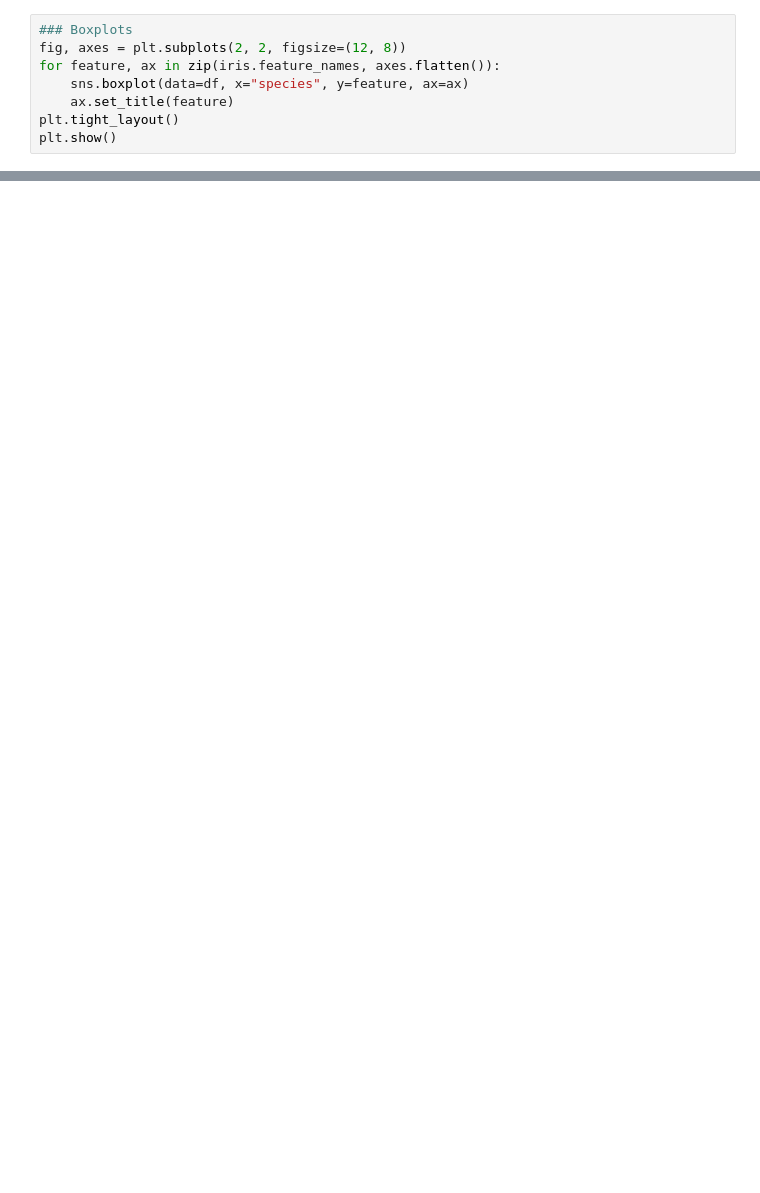
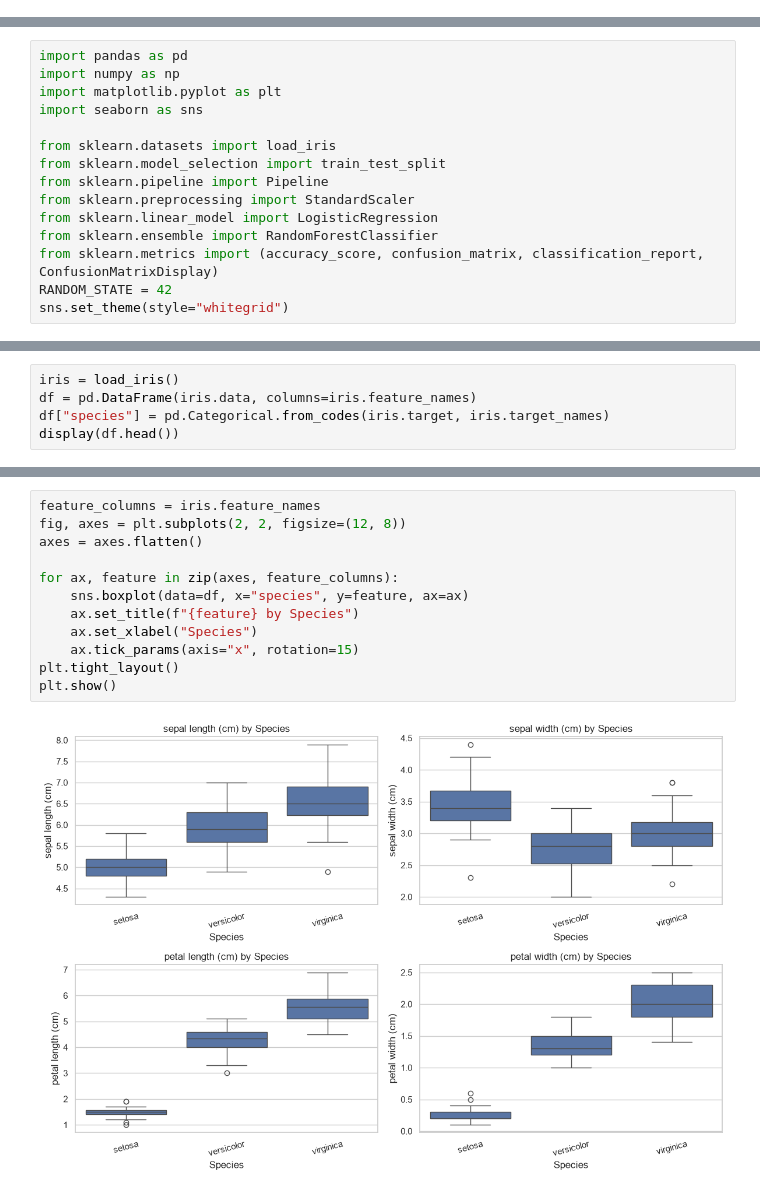
Before and after one commit to ChaudhariUtkarsh/1.Iris_Flower_Classification, a Jupyter notebook: Iris_Flower_Classification.ipynb, the cells around one changed output, grey strips where cells are left out. Cells and saved outputs as stored; diff of their text form; blank space fills up the shorter version.

```diff
--- a/Iris_Flower_Classification.ipynb
+++ b/Iris_Flower_Classification.ipynb
@@ -63,8 +0,0 @@ plt.show()
-# %%
-### Boxplots
-fig, axes = plt.subplots(2, 2, figsize=(12, 8))
-for feature, ax in zip(iris.feature_names, axes.flatten()):
-    sns.boxplot(data=df, x="species", y=feature, ax=ax)
-    ax.set_title(feature)
-plt.tight_layout()
-plt.show()
@@ -218,0 +3,15 @@ dtype: float64
+# %%
+import pandas as pd
+import numpy as np
+import matplotlib.pyplot as plt
+import seaborn as sns
+
+from sklearn.datasets import load_iris
+from sklearn.model_selection import train_test_split
+from sklearn.pipeline import Pipeline
+from sklearn.preprocessing import StandardScaler
+from sklearn.linear_model import LogisticRegression
+from sklearn.ensemble import RandomForestClassifier
+from sklearn.metrics import (accuracy_score, confusion_matrix, classification_report, ConfusionMatrixDisplay)
+RANDOM_STATE = 42
+sns.set_theme(style="whitegrid")
@@ -218,0 +20,5 @@ dtype: float64
+# %%
+iris = load_iris()
+df = pd.DataFrame(iris.data, columns=iris.feature_names)
+df["species"] = pd.Categorical.from_codes(iris.target, iris.target_names)
+display(df.head())
@@ -218,0 +112,14 @@ dtype: float64
+# %%
+feature_columns = iris.feature_names
+fig, axes = plt.subplots(2, 2, figsize=(12, 8))
+axes = axes.flatten()
+
+for ax, feature in zip(axes, feature_columns):
+    sns.boxplot(data=df, x="species", y=feature, ax=ax)
+    ax.set_title(f"{feature} by Species")
+    ax.set_xlabel("Species")
+    ax.tick_params(axis="x", rotation=15)
+plt.tight_layout()
+plt.show()
+# %% [output]
+[figure, added]
```
Also changed, not shown: parts of 54 cells of this notebook.
